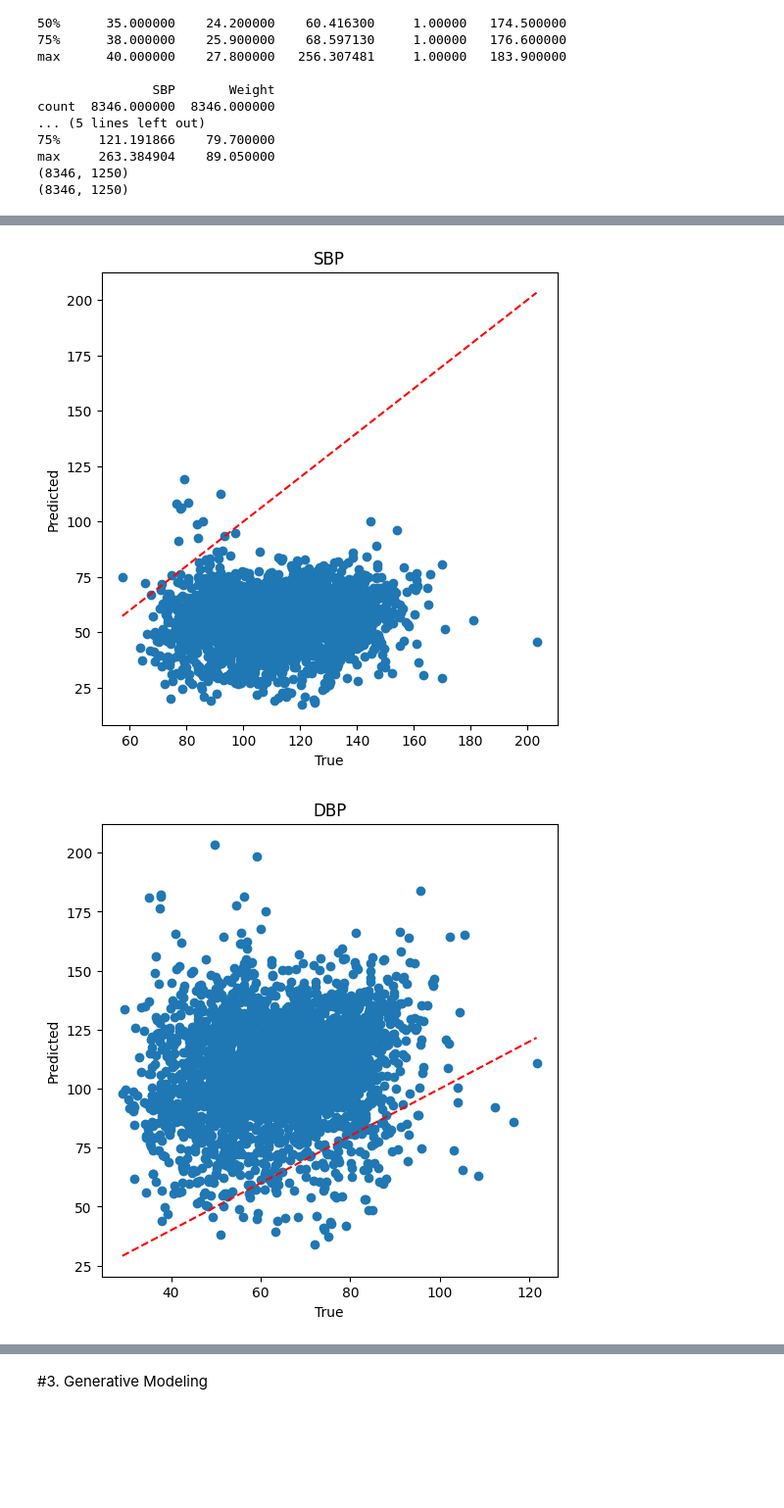
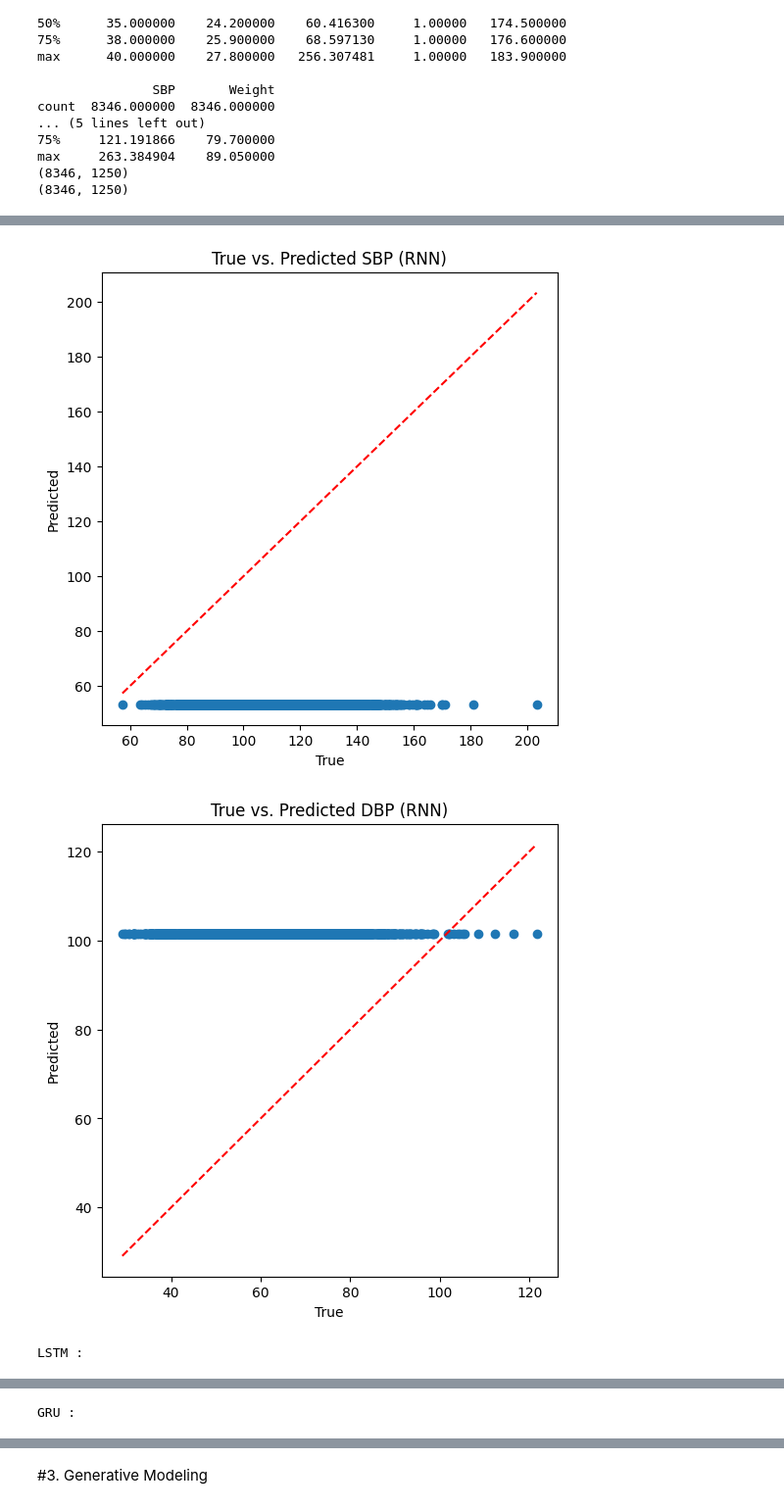
Before and after one commit to yiheng870106/Mathematics-of-Data-Science-Project-4-yiheng, a Jupyter notebook: project4.ipynb, the cells around one changed output, grey strips where cells are left out. Shown: that part at 98% size. Saved outputs shown, nothing was run; the diff lists cells and outputs as text; code cells hidden in the pictures; blank space fills up the shorter version.

```diff
--- a/project4.ipynb
+++ b/project4.ipynb
@@ -493,13 +497,13 @@ constructed df
 finished loading/content/drive/MyDrive/pulsedb/VitalDB_AAMI_Cal_Subset.mat
 constructed df
 # %%
-df_Train = df_Train[df_Train["Age"]<=30]
+df_Train = df_Train[df_Train["Age"]<=27]
 keep_idx = df_Train.index.to_numpy()
 
 ECG_Train = ECG_Train[keep_idx]
 PPG_Train = PPG_Train[keep_idx]
 
-df_CalBased_Test = df_CalBased_Test[df_CalBased_Test["Age"]<=30]
+df_CalBased_Test = df_CalBased_Test[df_CalBased_Test["Age"]<=27]
 keep_idx_CalBased = df_CalBased_Test.index.to_numpy()
 
 ECG_CalBased_Test = ECG_CalBased_Test[keep_idx_CalBased]
@@ -537,13 +545,13 @@ def get_metrics(test, pred):
   return ME, SDE, MAE, R2
 
 import matplotlib.pyplot as plt
-def plot_true_vs_pred(test, pred, title):
+def plot_true_vs_pred(test, pred, variable_name, name):
   plt.figure(figsize=(6,6), alpha=0.3)
   plt.scatter(test, pred)
   plt.plot([min(test), max(test)], [min(test), max(test)], 'r--')  # y=x line
   plt.xlabel('True')
   plt.ylabel('Predicted')
-  plt.title(title)
+  plt.title(f"True vs. Predicted {variable_name} ({name})")
   plt.show()
 # %%
 # predict DBP/SBP from ECG and PPG
@@ -800,31 +839,50 @@ class TransformerModel(nn.Module):
 # %%
 # evaluate models
 
-fcnn = FCNN()
-fcnn_model, time, n_epochs = train_model(fcnn, train_loader, val_loader)
-y_pred = predict(fcnn_model, test_loader)
-DBP_pred = y_pred[:,0]
-SBP_pred = y_pred[:,1]
+def evaluate_model(name, model_class, train_loader, val_loader):
+  model = model_class()
+  if name == "RNN" or name == "LSTM" or name == "GRU":
+    trained_model, time, n_epochs = train_model(model, train_loader, val_loader, lr=0.0001)
+  else:
+    trained_model, time, n_epochs = train_model(model, train_loader, val_loader)
+  y_pred = predict(trained_model, test_loader)
+  DBP_pred = y_pred[:,0]
+  SBP_pred = y_pred[:,1]
 
-# report the ME, SDE, MAE, and R2.
-DBP_ME, DBP_SDE, DBP_MAE, DBP_R2 = get_metrics(df_CalBased_Test['DBP'], DBP_pred)
-SBP_ME, SBP_SDE, SBP_MAE, SBP_R2 = get_metrics(df_CalBased_Test['SBP'], SBP_pred)
+  # report the ME, SDE, MAE, and R2.
+  DBP_ME, DBP_SDE, DBP_MAE, DBP_R2 = get_metrics(df_CalBased_Test['DBP'], DBP_pred)
+  SBP_ME, SBP_SDE, SBP_MAE, SBP_R2 = get_metrics(df_CalBased_Test['SBP'], SBP_pred)
 
-print("Time:", time)
-print("Number of epochs", n_epochs)
+  metrics = pd.DataFrame({
+    'Model': [name, name],
+    'Variable': ['SBP', 'DBP'],
+    'ME': [SBP_ME, DBP_ME],
+    'SDE': [SBP_SDE, DBP_SDE],
+    'MAE': [SBP_MAE, DBP_MAE],
+    'R2': [SBP_R2, DBP_R2],
+    'Time': [time, time],
+    'Number of epochs': [n_epochs, n_epochs]
+  })
 
-metrics = {
-'Variable': ['SBP', 'DBP'],
-'ME': [SBP_ME, DBP_ME],
-'SDE': [SBP_SDE, DBP_SDE],
-'MAE': [SBP_MAE, DBP_MAE],
-'R2': [SBP_R2, DBP_R2]
-}
+  # Make plots of the true DBP/SBP vs. estimated DBP/SBP.
+  print(name, ":")
+  plot_true_vs_pred(df_CalBased_Test['SBP'], SBP_pred, 'SBP', name)
+  plot_true_vs_pred(df_CalBased_Test['DBP'], DBP_pred, 'DBP', name)
 
-df_metrics = pd.DataFrame(metrics)
-print(df_metrics)
+  return metrics
 
-# Make plots of the true DBP/SBP vs. estimated DBP/SBP.
-plot_true_vs_pred(df_CalBased_Test['SBP'], SBP_pred, 'SBP')
-plot_true_vs_pred(df_CalBased_Test['DBP'], DBP_pred, 'DBP')
+model_list = [
+    ("FCNN", FCNN),
+    ("1D CNN", CNN1D),
+    ("RNN", lambda: RNN(model_type='RNN')),
+    ("LSTM", lambda: RNN(model_type='LSTM')),
+    ("GRU", lambda: RNN(model_type='GRU')),
+    ("Transformer", Transformer)
+]
+metrics_list = []
+for name, model_class in model_list:
+  metrics = evaluate_model(name, model_class, train_loader, val_loader)
+  metrics_list.append(metrics)
+final_table = pd.concat(metrics_list, axis=0).reset_index(drop=True)
+print(final_table)
 # %% [output]
@@ -836,2 +890,3 @@ Number of epochs 36
-[figure, old version]
+[figure, new version]
-[figure, old version]
+[figure, new version]
+LSTM :
@@ -837,0 +895 @@ Number of epochs 36
+GRU :
```
Also changed, not shown: parts of 6 cells of this notebook.
